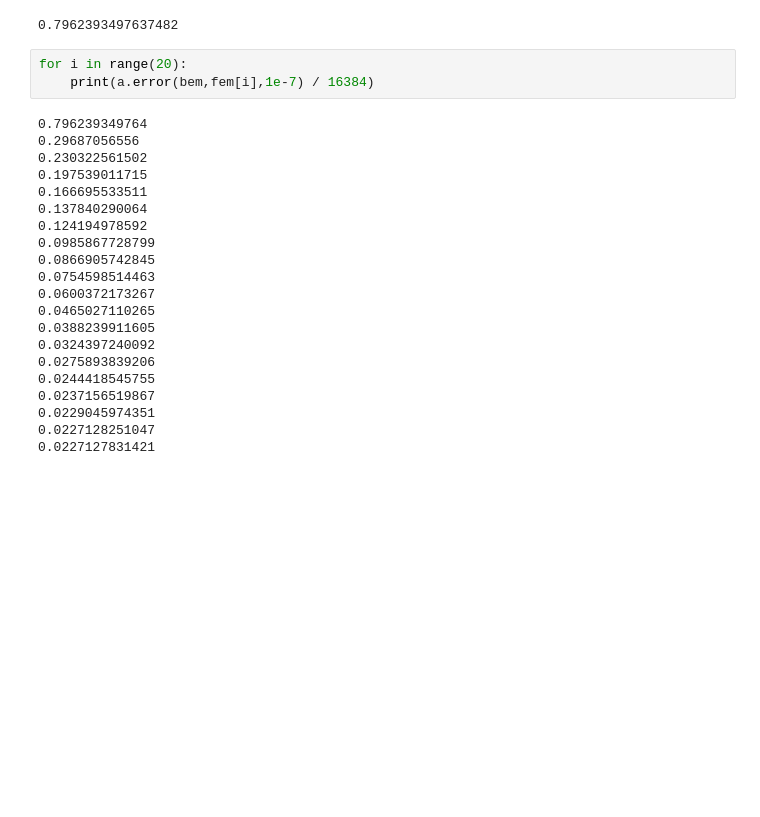
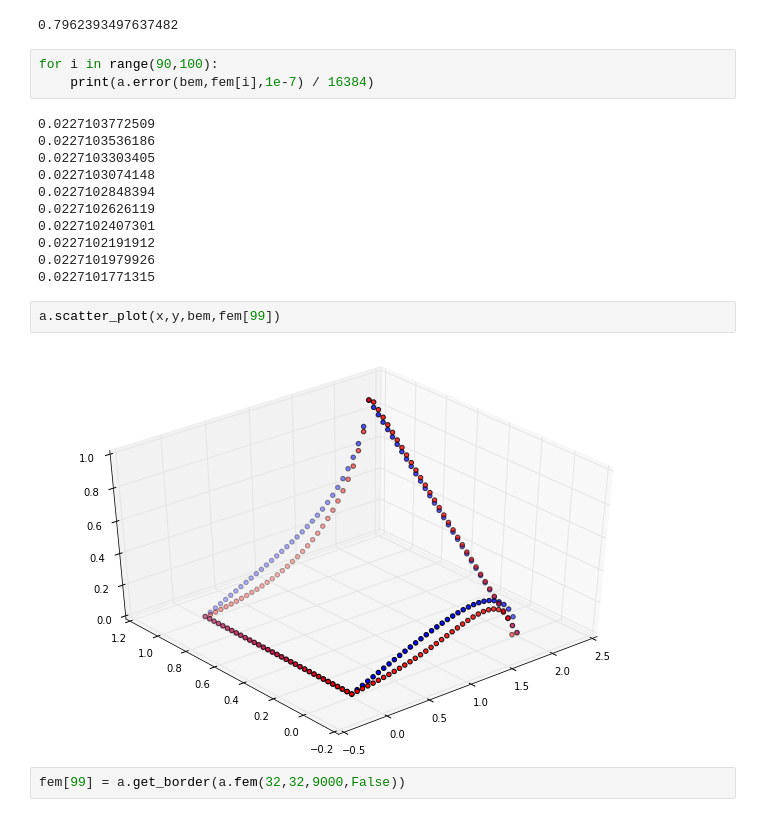
Before and after one commit to gear/HPSC, a Jupyter notebook: hw/assign1_worksheet.ipynb, the cells around one changed output. Saved outputs shown, nothing was run; the diff lists cells and outputs as text; blank space fills up the shorter version.

```diff
--- a/hw/assign1_worksheet.ipynb
+++ b/hw/assign1_worksheet.ipynb
@@ -167,26 +167,22 @@ a.error(bem,fem[0],1e-7) / 16384
 # %% [output]
 0.7962393497637482
 # %%
-for i in range(20):
+for i in range(90,100):
     print(a.error(bem,fem[i],1e-7) / 16384)
 # %% [output]
-0.796239349764
-0.29687056556
-0.230322561502
-0.197539011715
-0.166695533511
-0.137840290064
-0.124194978592
-0.0985867728799
-0.0866905742845
-0.0754598514463
-0.0600372173267
-0.0465027110265
-0.0388239911605
-0.0324397240092
-0.0275893839206
-0.0244418545755
-0.0237156519867
-0.0229045974351
-0.0227128251047
-0.0227127831421
+0.0227103772509
+0.0227103536186
+0.0227103303405
+0.0227103074148
+0.0227102848394
+0.0227102626119
+0.0227102407301
+0.0227102191912
+0.0227101979926
+0.0227101771315
+# %%
+a.scatter_plot(x,y,bem,fem[99])
+# %% [output]
+[figure, added]
+# %%
+fem[99] = a.get_border(a.fem(32,32,9000,False))
```
Also changed, not shown: parts of 1 cell of this notebook.
